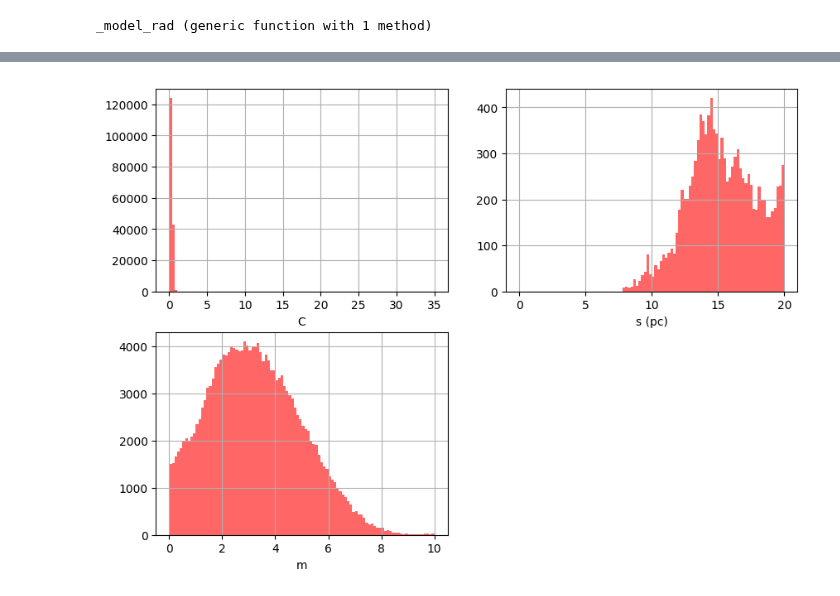
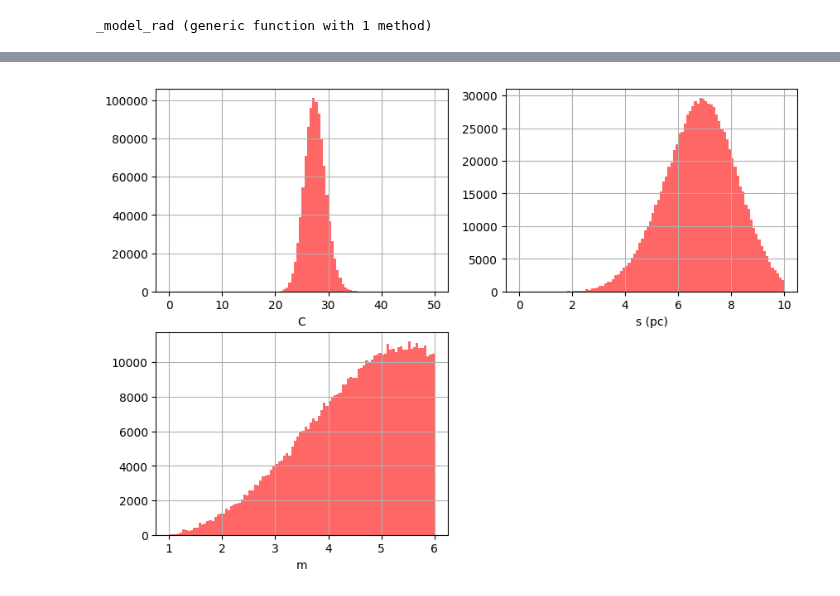
Before and after one commit to bosscha/gaia-shock, a Jupyter notebook: notebooks/analysis/spatial_structure.ipynb, the cells around one changed output, grey strips where cells are left out. Drawn from its saved outputs; the diff is of its cells as text; code cells hidden in the pictures.

```diff
--- a/notebooks/analysis/spatial_structure.ipynb
+++ b/notebooks/analysis/spatial_structure.ipynb
@@ -314,14 +364,24 @@ if accept:
     # Update position
     cur_pos = proposal
 # %%
-function _theta(mcmc::_mcmcCauchy, oc::_sc2dcentered, likelihood::Function)
+function _theta(mcmc::_mcmcCauchy, oc::_sc2dcentered, likelihood::Function, firstvalue::Bool)
     pC  = Normal(mcmc.Cmean, mcmc.Cdisp)
     pm  = Normal(mcmc.mmean, mcmc.mdisp)
     ps  = Normal(mcmc.smean, mcmc.sdisp)
 
-    C = rand(pC)     ; pdfC = pdf(pC,C)
-    m = rand(pm)     ; pdfm = pdf(pm, m)
-    s = rand(ps)     ; pdfs = pdf(ps, s)
+    if firstvalue
+        C= mcmc.Cmean
+        s= mcmc.smean
+        m= mcmc.mmean
+    else
+        C = rand(pC)
+        s = rand(ps)
+        m = rand(pm)
+    end
+
+    pdfC = pdf(pC,C)
+    pdfm = pdf(pm, m)
+    pdfs = pdf(ps, s)
 
     θ= _modelCauchy(C, s, m)
 
@@ -333,15 +393,16 @@ function _theta(mcmc::_mcmcCauchy, oc::_sc2dcentered, likelihood::Function)
     return(θ, ptotal)
 end
 
+
 ## next iteration
 function _thetaiter(θi::_modelCauchy, mcmc::_mcmcCauchy, oc::_sc2dcentered, likelihood::Function)
     pC  = Normal(mcmc.Cmean, mcmc.Cdisp)
     pm  = Normal(mcmc.mmean, mcmc.mdisp)
     ps  = Normal(mcmc.smean, mcmc.sdisp)
 
-    C_rw= Normal(θi.C, 0.2)
-    s_rw= Normal(θi.s  , 0.2)
-    m_rw= Normal(θi.m , 0.2)
+    C_rw= Normal(θi.C, 0.5)
+    s_rw= Normal(θi.s  , 0.5)
+    m_rw= Normal(θi.m , 0.5)
 
     new_C = 0.
     new_m = 0
@@ -363,10 +424,10 @@ end
 # %% [output]
 _thetaiter (generic function with 1 method)
 # %%
-function main_mcmc(oc::_sc2dcentered, mcmc::_mcmcCauchy, likelihood::Function)
+function main_mcmc(oc::_sc2dcentered, mcmc::_mcmcCauchy, likelihood::Function, firstvalue=false)
     let
         mci = _mcCauchy(zeros(Float64,0),zeros(Float64,0),zeros(Float64,0))
-        mi, probi = _theta(mcmc, oc, likelihood)
+        mi, probi = _theta(mcmc, oc, likelihood, firstvalue)
         println("## Init done...")
 
         niter = mcmc.niter
@@ -513,30 +608,30 @@ println("## Done")
 # %%
 ### Plot the results
 ###
 fig = PyPlot.figure(figsize=(10,7))
 
 ax = PyPlot.subplot(221)
 PyPlot.grid("on")
 nbins = 100
-h = PyPlot.hist(mci.C,nbins,range = [0.,35], color = "r", alpha=0.6 , label = "C")
+h = PyPlot.hist(mci.C,nbins,range = [0,50], color = "r", alpha=0.6 , label = "C")
 PyPlot.xlabel("C")
 
 
 ax = PyPlot.subplot(222)
 PyPlot.grid("on")
 nbins = 100
-h = PyPlot.hist(mci.s,nbins,range = [0.,20], color = "r", alpha=0.6 , label = "C")
+h = PyPlot.hist(mci.s,nbins,range = [0.,10], color = "r", alpha=0.6 , label = "C")
 PyPlot.xlabel("s (pc)")
 
 ax = PyPlot.subplot(223)
 PyPlot.grid("on")
 nbins = 100
-h = PyPlot.hist(mci.m,nbins,range = [0.,10], color = "r", alpha=0.6 , label = "C")
+h = PyPlot.hist(mci.m,nbins,range = [1,6], color = "r", alpha=0.6 , label = "C")
 PyPlot.xlabel("m")
 
 PyPlot.show()
 # %% [output]
-[figure, old version]
+[figure, new version]
 # %%
 ## Iterationss
 
```
Also changed, not shown: parts of 8 cells of this notebook, 1 other file.
